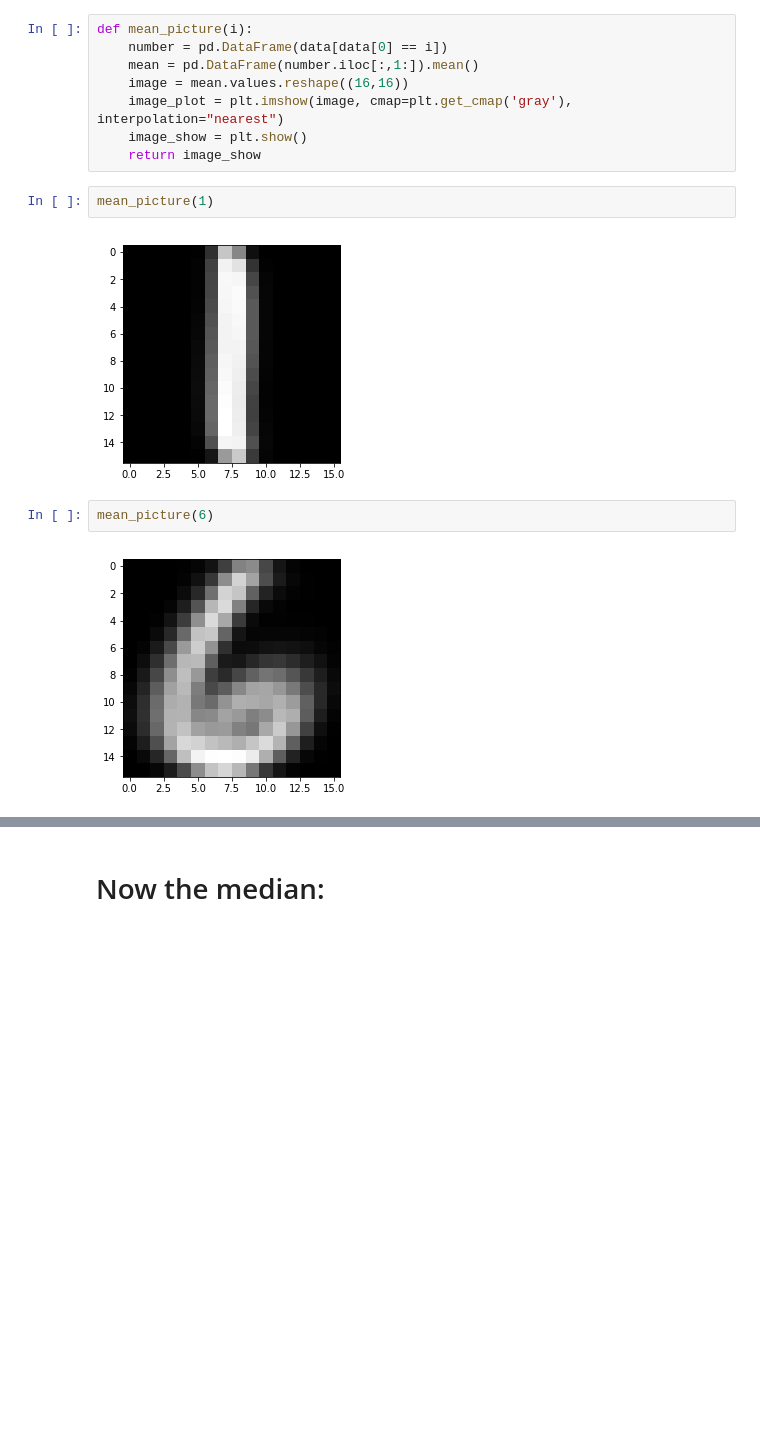
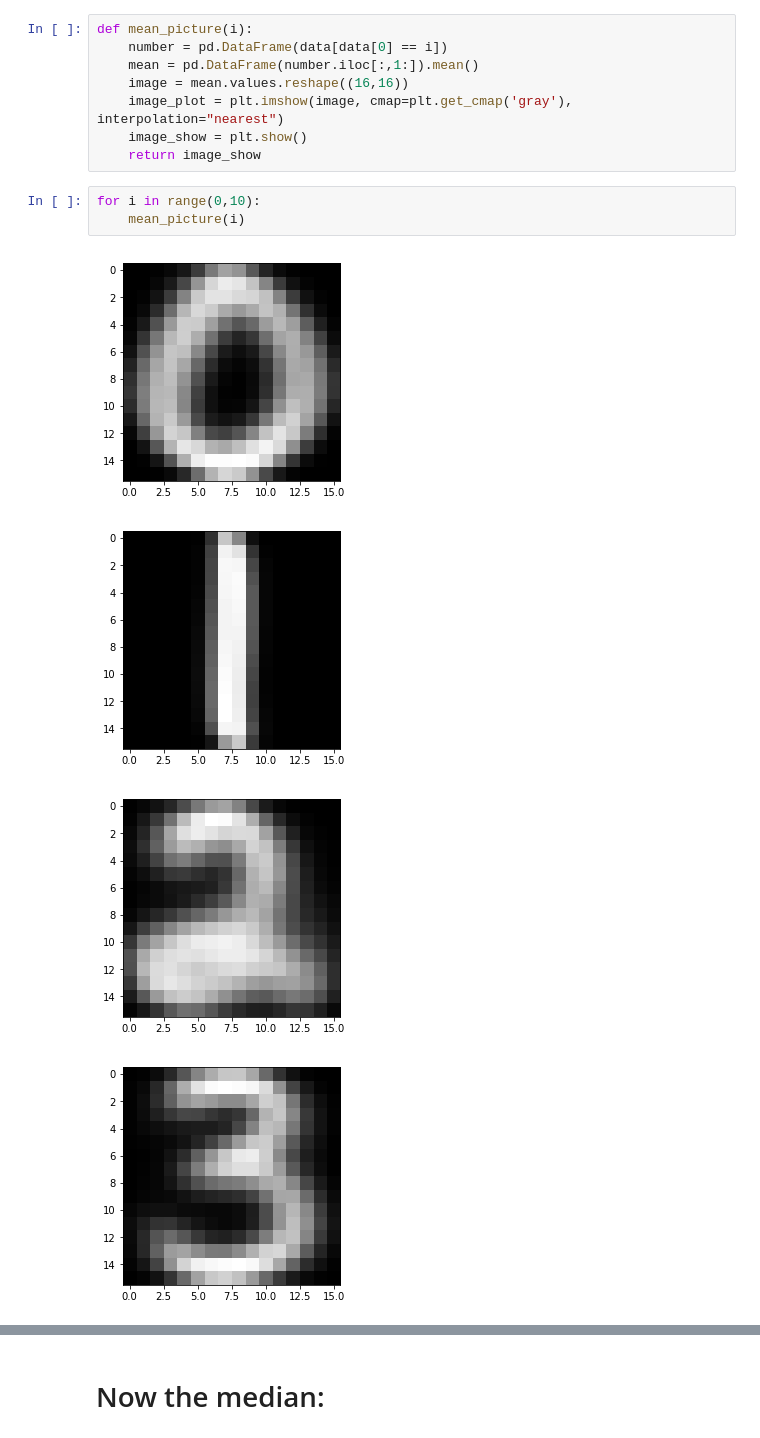
Before and after one commit to BrittaInData/Descriptive_Analysis, a Jupyter notebook: Data Notebook.ipynb, the cells around one changed output, grey strips where cells are left out. Cells and saved outputs as stored; diff of their text form; blank space fills up the shorter version.

```diff
--- a/Data Notebook.ipynb
+++ b/Data Notebook.ipynb
@@ -38,11 +38,11 @@ def mean_picture(i):
     image_plot = plt.imshow(image, cmap=plt.get_cmap('gray'), interpolation="nearest")
     image_show = plt.show()
     return image_show
-# %%
-mean_picture(1)
-# %% [output]
-[figure, removed]
-# %%
-mean_picture(6)
-# %% [output]
-[figure, removed]
+# %%
+for i in range(0,10):
+    mean_picture(i)
+# %% [output]
+[figure, added]
+[figure, added]
+[figure, added]
+[figure, added]
```
Also changed, not shown: parts of 1 cell of this notebook, 2 other files.
